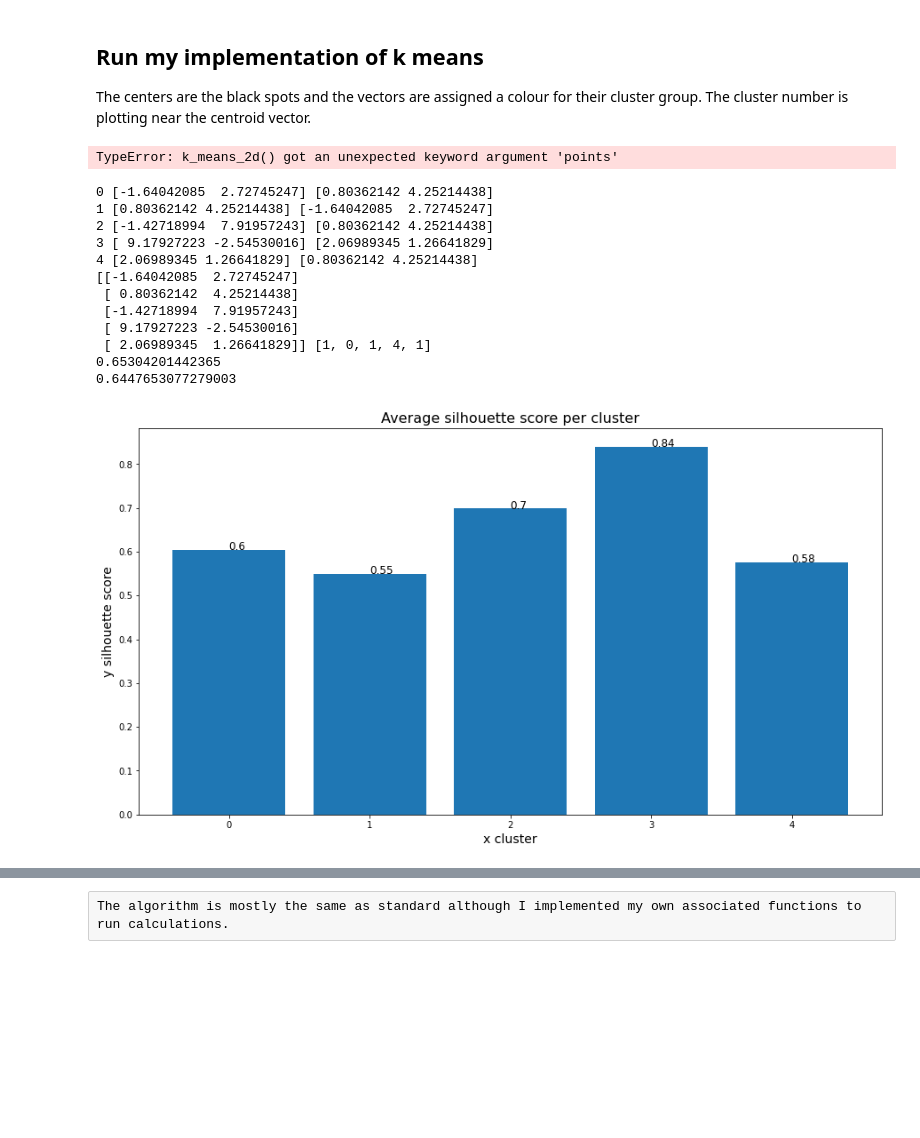
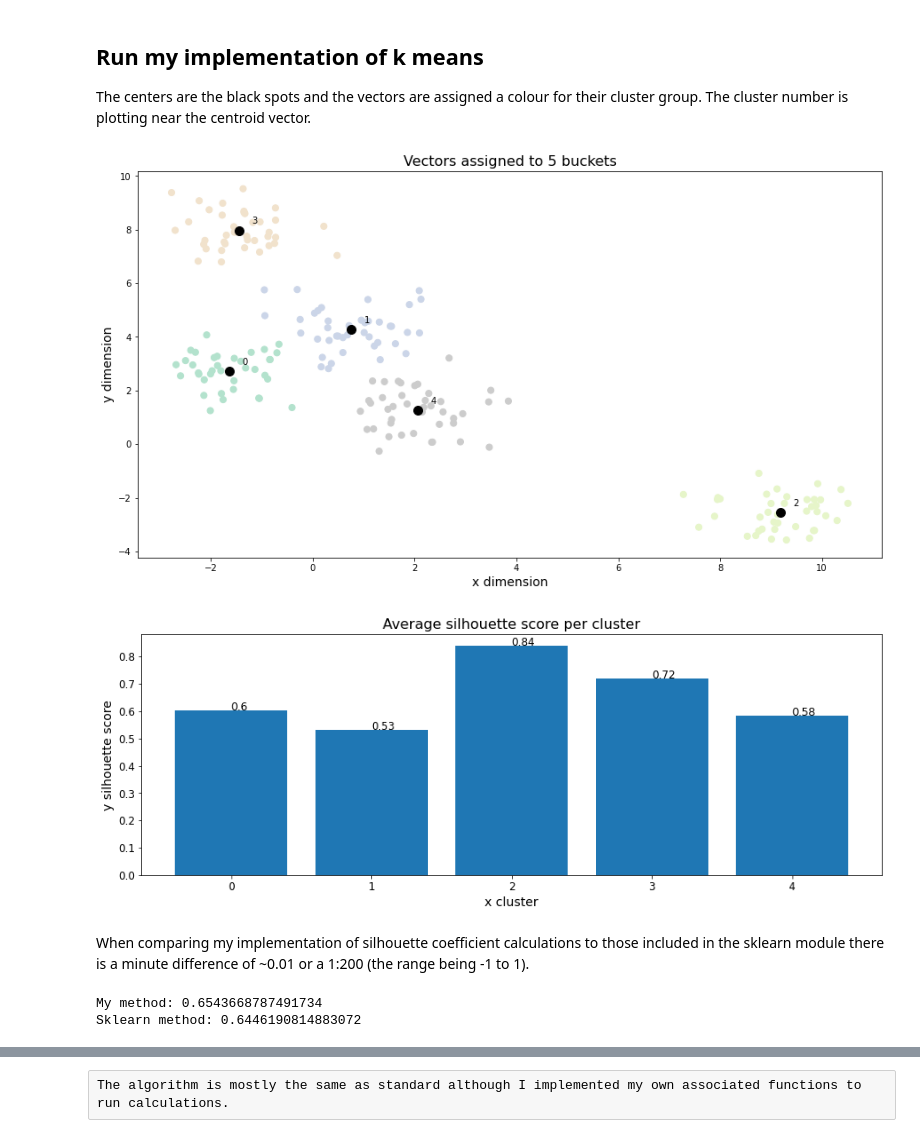
Before and after one commit to SeniorDataEngineer/k-means-clustering, a Jupyter notebook: Notebooks/k_means_clustering_demo.ipynb, the cells around one changed output, grey strips where cells are left out. Drawn from its saved outputs; the diff is of its cells as text; code cells hidden in the pictures; blank space fills up the shorter version.

```diff
--- a/Notebooks/k_means_clustering_demo.ipynb
+++ b/Notebooks/k_means_clustering_demo.ipynb
@@ -79,7 +80,7 @@ The centers are the black spots and the vectors are assigned a colour for their
 my_km = KMeans()
 
 # Run k means clustering.
-centroids, labels = my_km.k_means_2d(k=k, vectors=vectors)
+centroids, labels = my_km.get_clusters(k=k, vectors=vectors)
 
 # Setup the graph.
 matplot.figure(figsize=(15, 8))
@@ -97,49 +98,40 @@ matplot.scatter(centroids[:, 0], centroids[:, 1], c='black', s=100, alpha=1)
 for i, c in enumerate(centroids):
     matplot.text(c[0]+0.25, c[1]+0.25, i)
 # %% [output]
-TypeError: k_means_2d() got an unexpected keyword argument 'points'
+[figure, added]
 # %%
 # Calculate the silhouette coefficients.
 silhouettes, pairs = my_km.get_silhouette_coefficient(vectors, labels, centroids)
-print(centroids, pairs)
 
 # Setup the graph.
-matplot.figure(figsize=(15, 8))
+matplot.figure(figsize=(15, 5))
 matplot.title(f'Average silhouette score per cluster', fontsize=16)
 matplot.xlabel(f'x cluster', fontsize=14)
 matplot.ylabel(f'y silhouette score', fontsize=14)
 font = {'size': 12}
 matplot.rc('font', **font)
 
 # Plot the graph.
 matplot.bar(
     range(0, len(silhouettes)),
     [ sum(x) / len(x) for x in silhouettes ])
 
 # Add labels for the columns.
 for i in range(0, len(silhouettes)):
     b = matplot.annotate(
         text=str(round(sum(silhouettes[i]) / len(silhouettes[i]), 2)),
         xy=(i, sum(silhouettes[i]) / len(silhouettes[i])))
-
-
-# Test my implementation by comparing to sklearn, note remove import at top when tested.
-z = [ s for l in silhouettes for s in l ]
-print(sum(z) / len(z))
-
-score = silhouette_score(vectors, labels, metric='euclidean')
-print(score)
 # %% [output]
-0 [-1.64042085  2.72745247] [0.80362142 4.25214438]
-1 [0.80362142 4.25214438] [-1.64042085  2.72745247]
-2 [-1.42718994  7.91957243] [0.80362142 4.25214438]
-3 [ 9.17927223 -2.54530016] [2.06989345 1.26641829]
-4 [2.06989345 1.26641829] [0.80362142 4.25214438]
-[[-1.64042085  2.72745247]
- [ 0.80362142  4.25214438]
- [-1.42718994  7.91957243]
- [ 9.17927223 -2.54530016]
- [ 2.06989345  1.26641829]] [1, 0, 1, 4, 1]
-0.65304201442365
-0.6447653077279003
-[figure, old version]
+[figure, new version]
+# %% [markdown]
+When comparing my implementation of silhouette coefficient calculations to those included in the sklearn module there is a minute difference of ~0.01 or a 1:200 (the range being -1 to 1).
+# %%
+# Test my implementation by comparing to sklearn, note remove import at top when tested.
+z = [ s for l in silhouettes for s in l ]
+print(f"My method: {sum(z) / len(z)}")
+
+score = silhouette_score(vectors, labels, metric='euclidean')
+print(f"Sklearn method: {score}")
+# %% [output]
+My method: 0.6543668787491734
+Sklearn method: 0.6446190814883072
```
Also changed, not shown: parts of 3 cells of this notebook, 1 other file.
